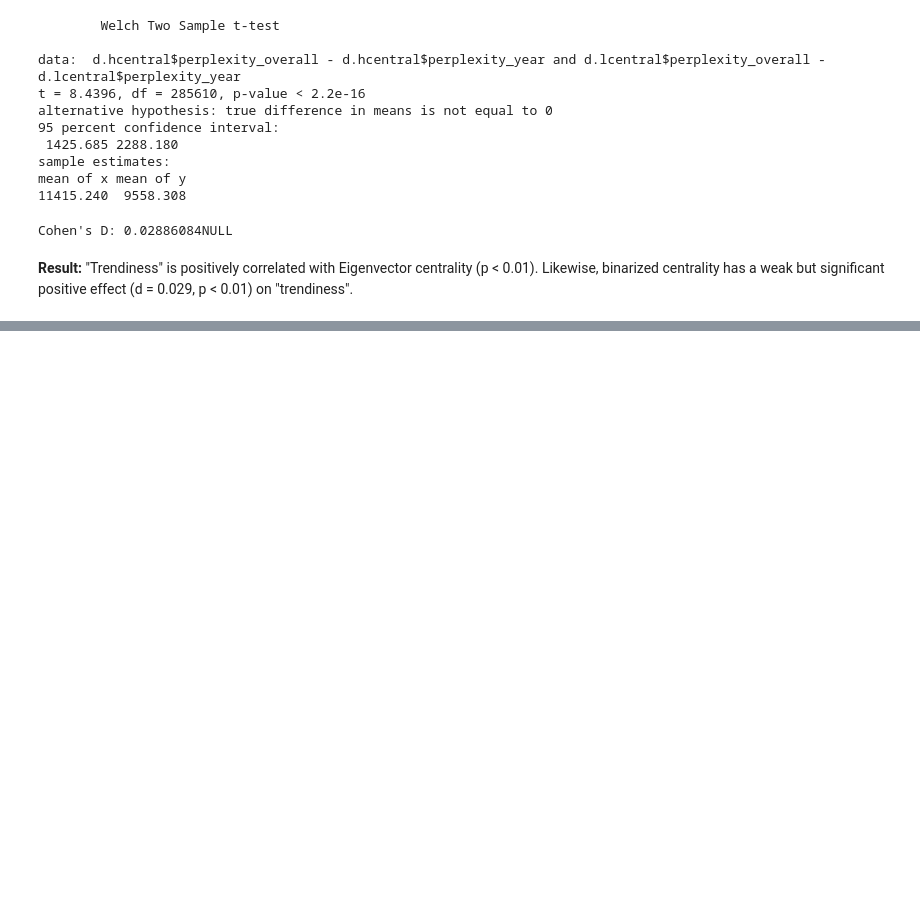
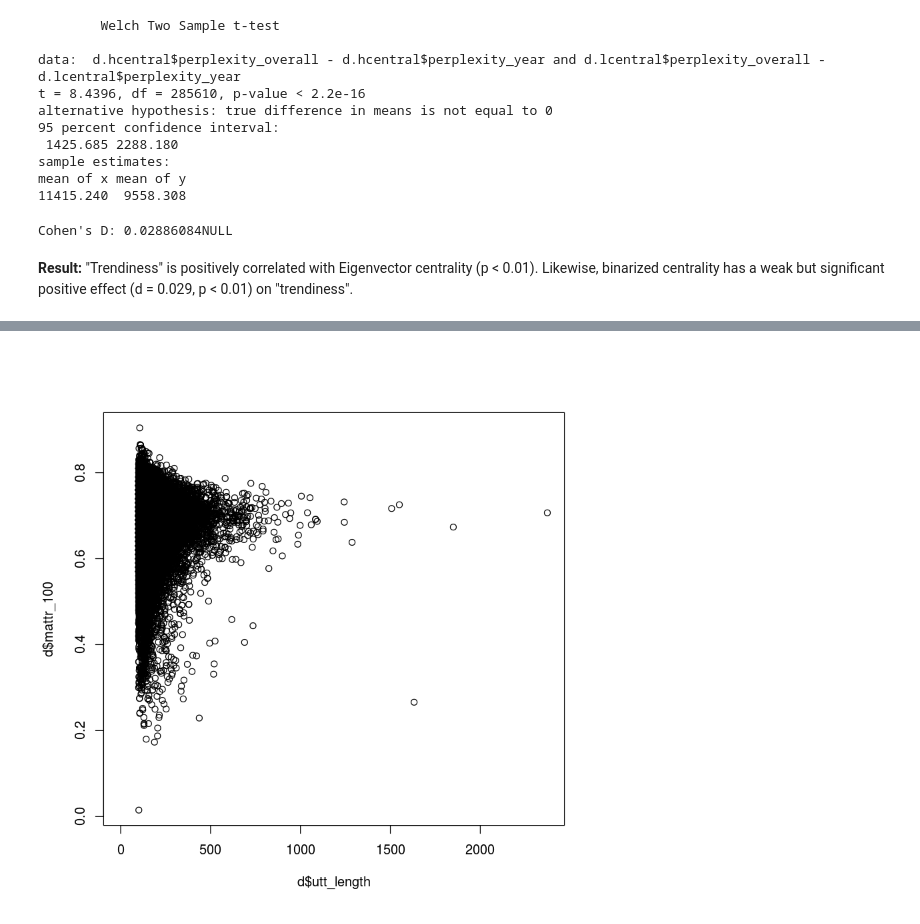
Before and after one commit to winobes/lasn, a Jupyter notebook: code/analysis.ipynb, the cells around one changed output, grey strips where cells are left out. Saved outputs shown, nothing was run; the diff lists cells and outputs as text; code cells hidden in the pictures; blank space fills up the shorter version.

```diff
--- a/code/analysis.ipynb
+++ b/code/analysis.ipynb
@@ -303,0 +310,4 @@ Cohen's D: 0.02886084NULL
+# %%
+plot(d$utt_length, d$mattr_100)
+# %% [output]
+[figure, added]
```
Also changed, not shown: parts of 7 cells of this notebook, 7 other files.
